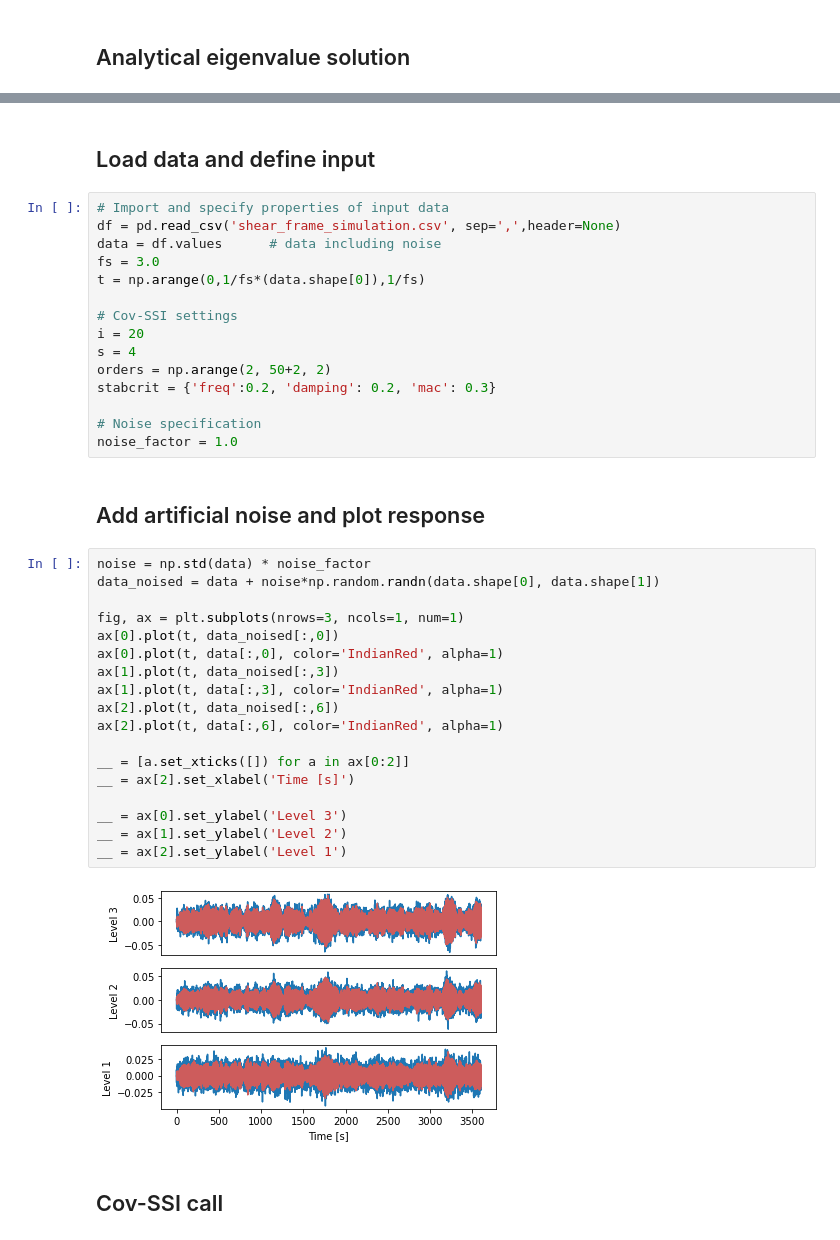
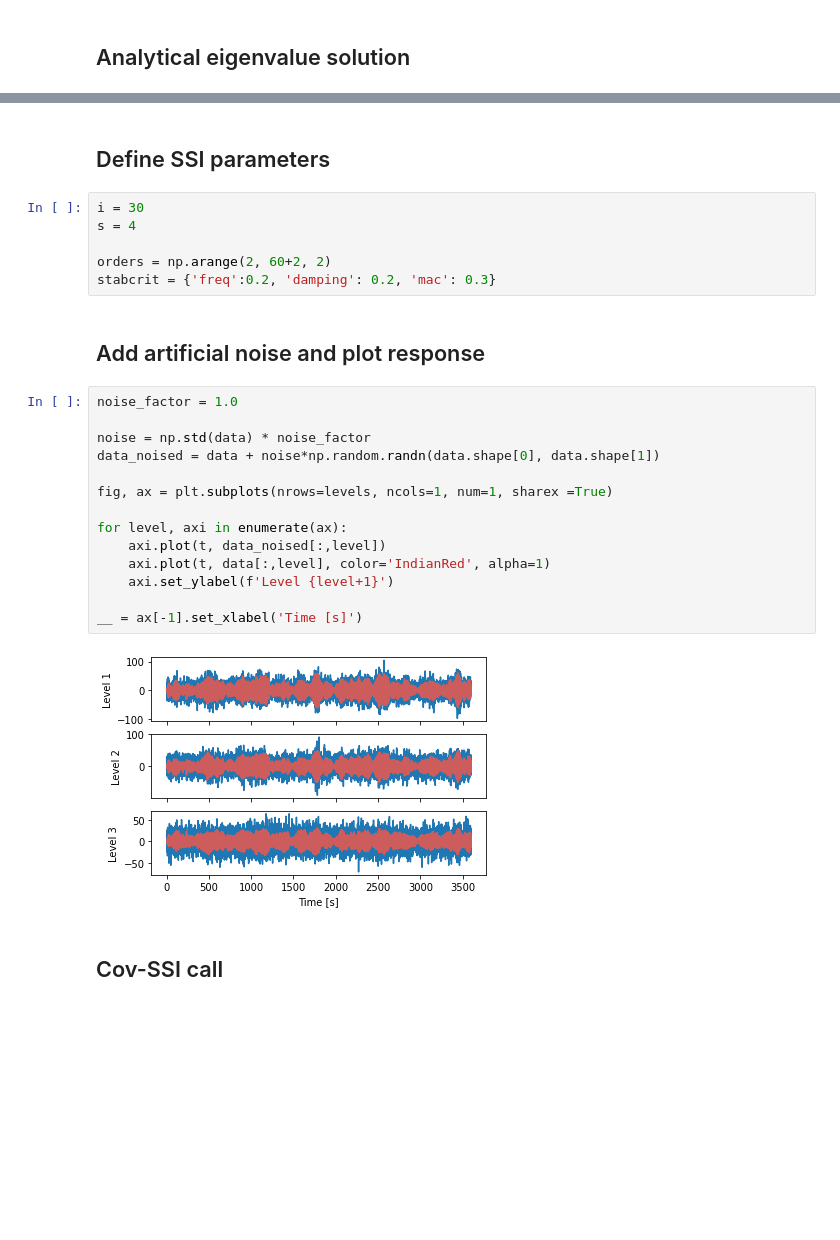
Before and after one commit to knutankv/koma, a Jupyter notebook: docs/source/shear_frame.ipynb, the cells around one changed output, grey strips where cells are left out. Drawn from its saved outputs; the diff is of its cells as text; blank space fills up the shorter version.

```diff
--- a/docs/source/shear_frame.ipynb
+++ b/docs/source/shear_frame.ipynb
@@ -33,42 +45,29 @@ print(xi[ix[::2]]*100)
-# %% [markdown]
-## Load data and define input
-# %%
-# Import and specify properties of input data
-df = pd.read_csv('shear_frame_simulation.csv', sep=',',header=None)
-data = df.values      # data including noise
-fs = 3.0
-t = np.arange(0,1/fs*(data.shape[0]),1/fs)
-
-# Cov-SSI settings
-i = 20
-s = 4
-orders = np.arange(2, 50+2, 2)
-stabcrit = {'freq':0.2, 'damping': 0.2, 'mac': 0.3}
-
-# Noise specification
-noise_factor = 1.0
+# %% [markdown]
+## Define SSI parameters
+# %%
+i = 30
+s = 4
+
+orders = np.arange(2, 60+2, 2)
+stabcrit = {'freq':0.2, 'damping': 0.2, 'mac': 0.3}
 # %% [markdown]
 ## Add artificial noise and plot response
 # %%
+noise_factor = 1.0
+
 noise = np.std(data) * noise_factor
 data_noised = data + noise*np.random.randn(data.shape[0], data.shape[1])
 
-fig, ax = plt.subplots(nrows=3, ncols=1, num=1)
-ax[0].plot(t, data_noised[:,0])
-ax[0].plot(t, data[:,0], color='IndianRed', alpha=1)
-ax[1].plot(t, data_noised[:,3])
-ax[1].plot(t, data[:,3], color='IndianRed', alpha=1)
-ax[2].plot(t, data_noised[:,6])
-ax[2].plot(t, data[:,6], color='IndianRed', alpha=1)
+fig, ax = plt.subplots(nrows=levels, ncols=1, num=1, sharex =True)
 
-__ = [a.set_xticks([]) for a in ax[0:2]]
-__ = ax[2].set_xlabel('Time [s]')
+for level, axi in enumerate(ax):
+    axi.plot(t, data_noised[:,level])
+    axi.plot(t, data[:,level], color='IndianRed', alpha=1)
+    axi.set_ylabel(f'Level {level+1}')
 
-__ = ax[0].set_ylabel('Level 3')
-__ = ax[1].set_ylabel('Level 2')
-__ = ax[2].set_ylabel('Level 1')
+__ = ax[-1].set_xlabel('Time [s]')
 # %% [output]
-[figure, old version]
+[figure, new version]
 # %% [markdown]
 ## Cov-SSI call
 # %%
```
Also changed, not shown: parts of 11 cells of this notebook.
